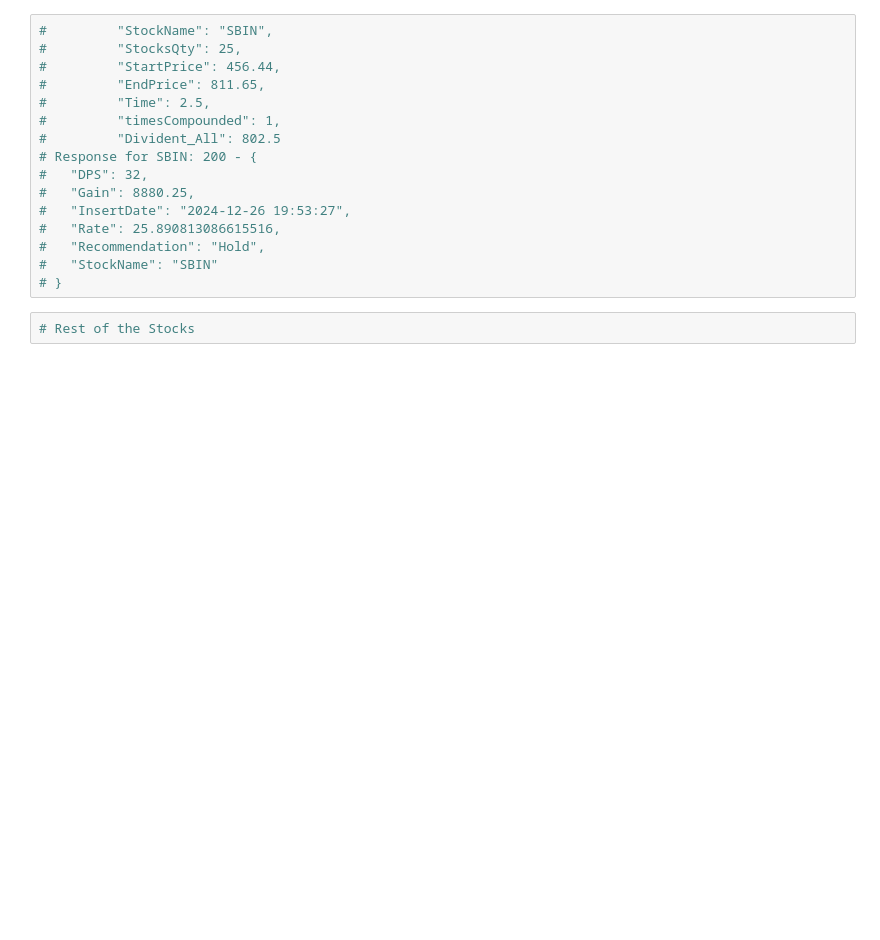
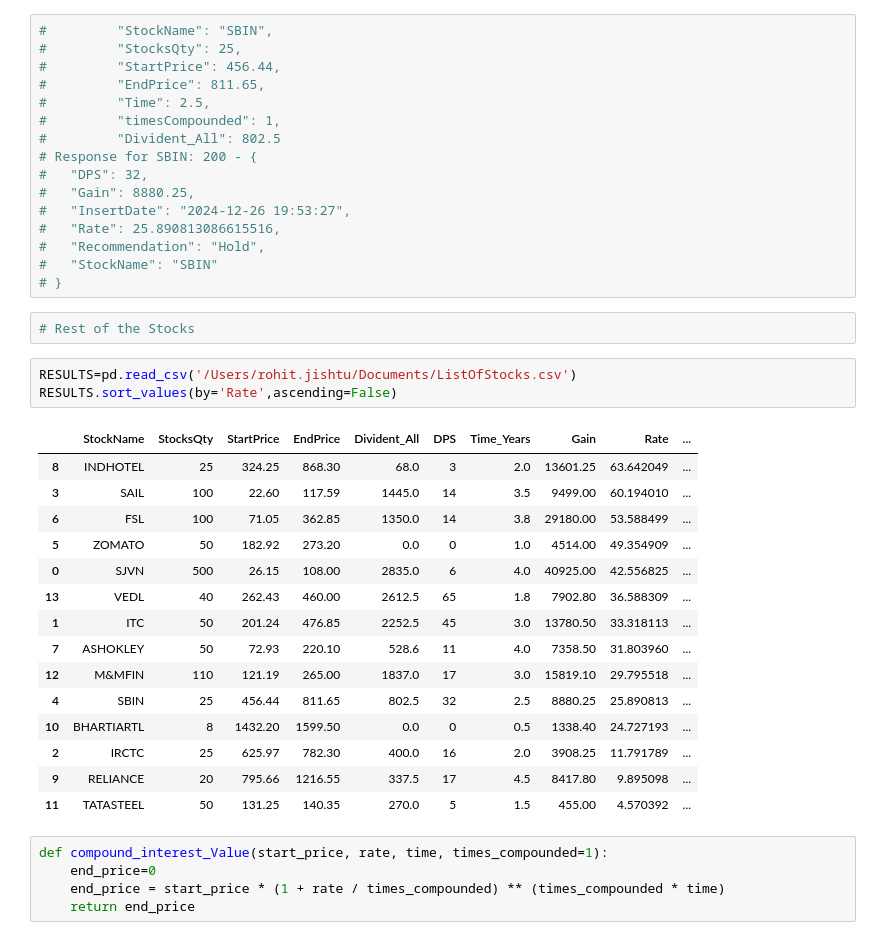
Before and after one commit to RohitJishtu/Projects, a Jupyter notebook: Msc/SimpleNotebook.ipynb, the cells around one changed output. Drawn from its saved outputs; the diff is of its cells as text; blank space fills up the shorter version.

```diff
--- a/Msc/SimpleNotebook.ipynb
+++ b/Msc/SimpleNotebook.ipynb
@@ -59,3 +57,27 @@ import pandas as pd
 # }
 # %%
 # Rest of the Stocks
+# %%
+RESULTS=pd.read_csv('/Users/rohit.jishtu/Documents/ListOfStocks.csv')
+RESULTS.sort_values(by='Rate',ascending=False)
+# %% [output]
+|  | StockName | StocksQty | StartPrice | EndPrice | Divident_All | DPS | Time_Years | Gain | Rate | ... |
+| 8 | INDHOTEL | 25 | 324.25 | 868.30 | 68.0 | 3 | 2.0 | 13601.25 | 63.642049 | ... |
+| 3 | SAIL | 100 | 22.60 | 117.59 | 1445.0 | 14 | 3.5 | 9499.00 | 60.194010 | ... |
+| 6 | FSL | 100 | 71.05 | 362.85 | 1350.0 | 14 | 3.8 | 29180.00 | 53.588499 | ... |
+| 5 | ZOMATO | 50 | 182.92 | 273.20 | 0.0 | 0 | 1.0 | 4514.00 | 49.354909 | ... |
+| 0 | SJVN | 500 | 26.15 | 108.00 | 2835.0 | 6 | 4.0 | 40925.00 | 42.556825 | ... |
+| 13 | VEDL | 40 | 262.43 | 460.00 | 2612.5 | 65 | 1.8 | 7902.80 | 36.588309 | ... |
+| 1 | ITC | 50 | 201.24 | 476.85 | 2252.5 | 45 | 3.0 | 13780.50 | 33.318113 | ... |
+| 7 | ASHOKLEY | 50 | 72.93 | 220.10 | 528.6 | 11 | 4.0 | 7358.50 | 31.803960 | ... |
+| 12 | M&MFIN | 110 | 121.19 | 265.00 | 1837.0 | 17 | 3.0 | 15819.10 | 29.795518 | ... |
+| 4 | SBIN | 25 | 456.44 | 811.65 | 802.5 | 32 | 2.5 | 8880.25 | 25.890813 | ... |
+| 10 | BHARTIARTL | 8 | 1432.20 | 1599.50 | 0.0 | 0 | 0.5 | 1338.40 | 24.727193 | ... |
+| 2 | IRCTC | 25 | 625.97 | 782.30 | 400.0 | 16 | 2.0 | 3908.25 | 11.791789 | ... |
+| 9 | RELIANCE | 20 | 795.66 | 1216.55 | 337.5 | 17 | 4.5 | 8417.80 | 9.895098 | ... |
+| 11 | TATASTEEL | 50 | 131.25 | 140.35 | 270.0 | 5 | 1.5 | 455.00 | 4.570392 | ... |
+# %%
+def compound_interest_Value(start_price, rate, time, times_compounded=1):
+    end_price=0
+    end_price = start_price * (1 + rate / times_compounded) ** (times_compounded * time)
+    return end_price
```
Also changed, not shown: parts of 4 cells of this notebook, 15 other files.
